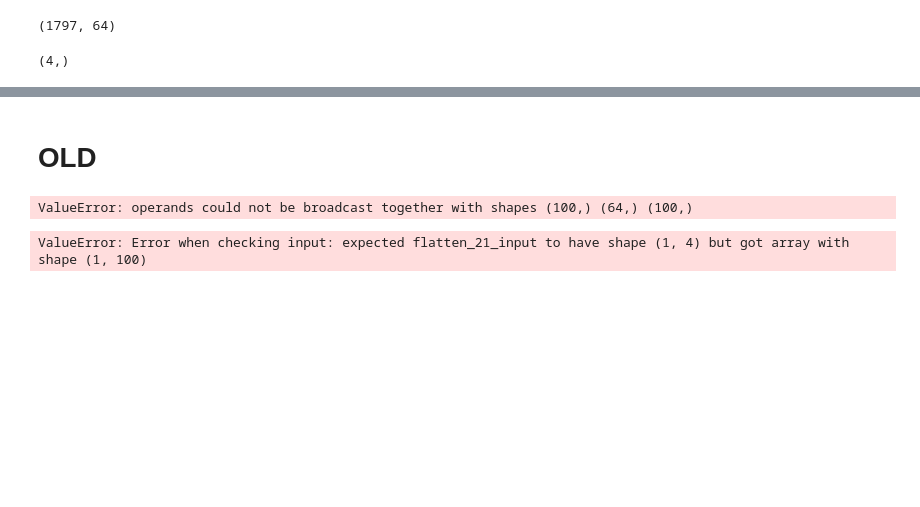
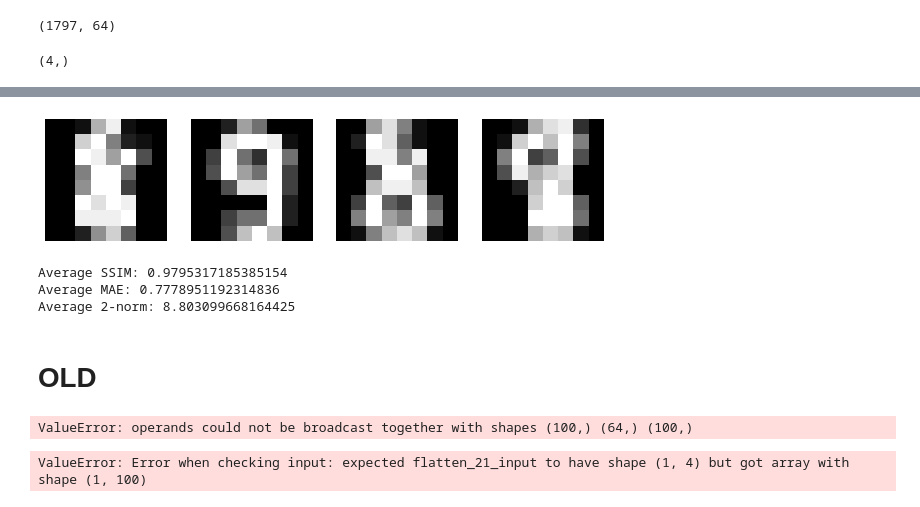
Before and after one commit to FinAminToastCrunch/Neural-Matched-Pursuit, a Jupyter notebook: neural_matched_pursuit.ipynb, the cells around one changed output, grey strips where cells are left out. Cells and saved outputs as stored; diff of their text form; code cells hidden in the pictures; blank space fills up the shorter version.

```diff
--- a/neural_matched_pursuit.ipynb
+++ b/neural_matched_pursuit.ipynb
@@ -494,3 +544,27 @@ env.observation_space.shape
+# %%
+reshaped_images = yTest[-4:].reshape(-1, 8, 8)
+
+# Display the images using plt
+fig, axs = plt.subplots(1, 4, figsize=(10, 5))
+for i in range(4):
+    axs[i].imshow(reshaped_images[i], cmap='gray')
+    axs[i].axis('off')
+plt.show()
+# %% [output]
+[figure, added]
+# %%
+avg_ssim_value = average_ssim(yTest, apTest)
+print(f"Average SSIM: {avg_ssim_value}")
+
+avg_mae_value = average_mae(yTest, apTest)
+print(f"Average MAE: {avg_mae_value}")
+
+avg_2norm = average_2norm(yTest, apTest)
+print(f"Average 2-norm: {avg_2norm}")
+# %% [output]
+Average SSIM: 0.9795317185385154
+Average MAE: 0.7778951192314836
+Average 2-norm: 8.803099668164425
 # %% [markdown]
 # OLD
 # %%
```
Also changed, not shown: parts of 19 cells of this notebook.
